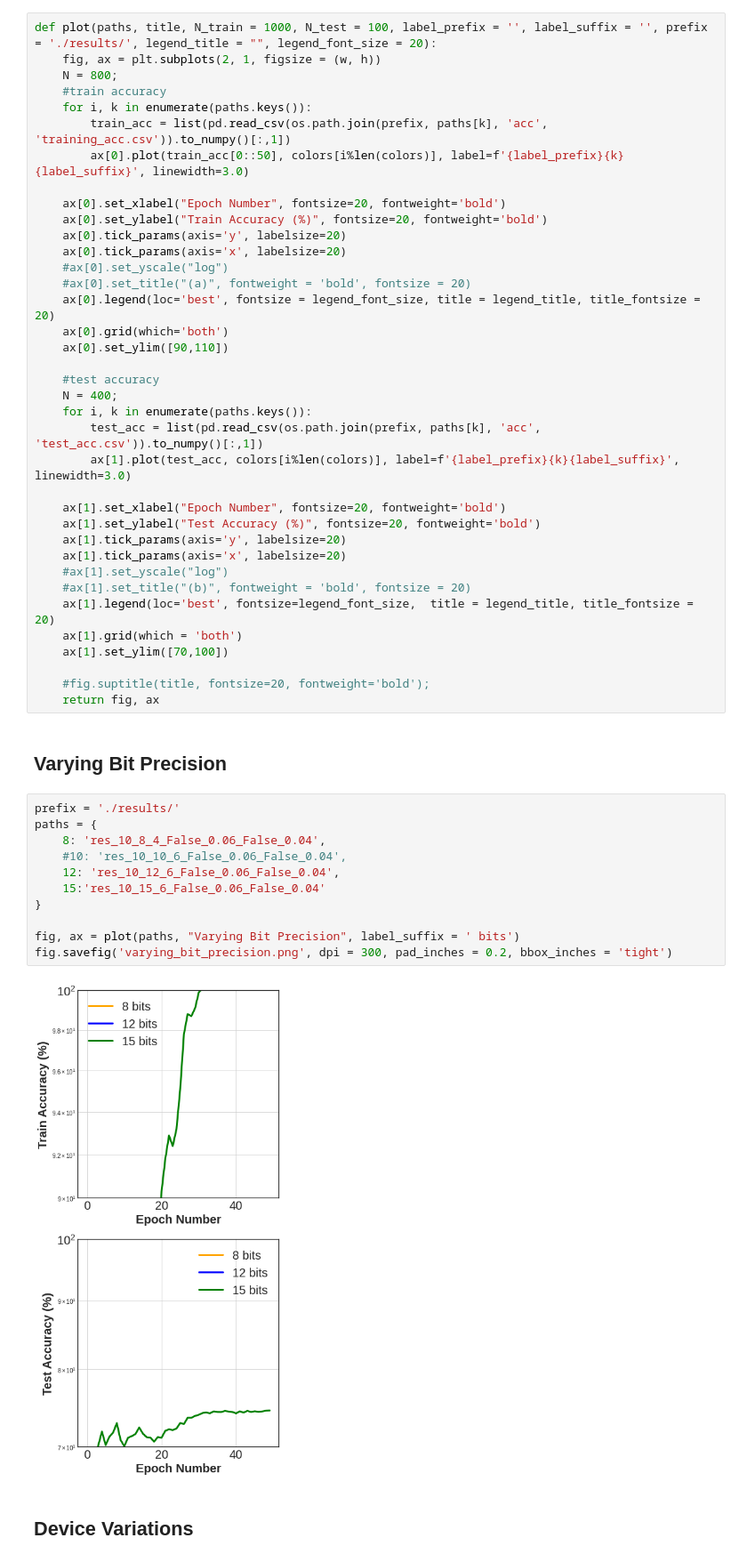
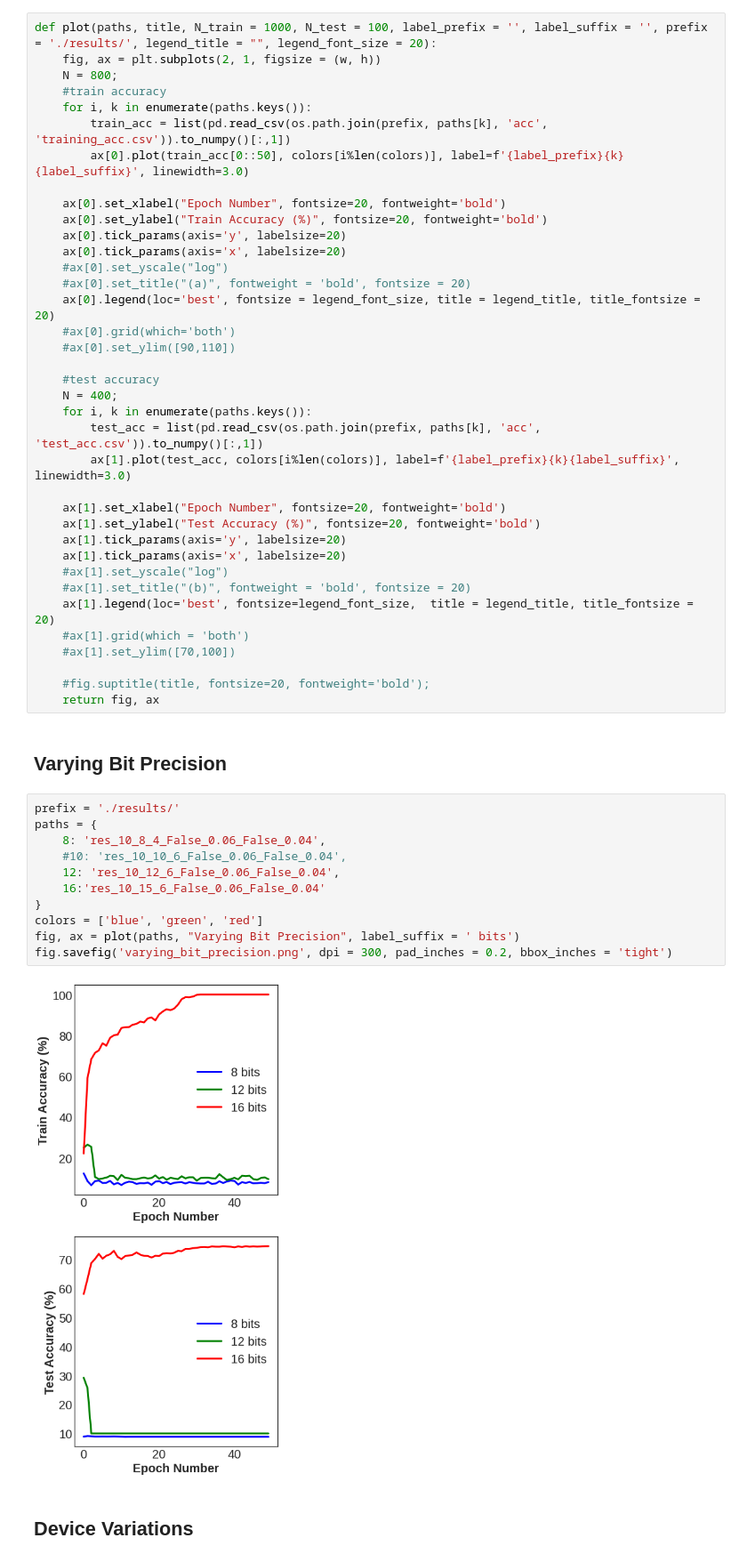
Before and after one commit to varundesai10/bit_split, a Jupyter notebook: plot.ipynb, the cells around one changed output. Shown: that part at 89% size. Saved outputs shown, nothing was run; the diff lists cells and outputs as text.

```diff
--- a/plot.ipynb
+++ b/plot.ipynb
@@ -26,8 +27,8 @@ def plot(paths, title, N_train = 1000, N_test = 100, label_prefix = '', label_su
     #ax[0].set_yscale("log")
     #ax[0].set_title("(a)", fontweight = 'bold', fontsize = 20)
     ax[0].legend(loc='best', fontsize = legend_font_size, title = legend_title, title_fontsize = 20)
-    ax[0].grid(which='both')
-    ax[0].set_ylim([90,110])
+    #ax[0].grid(which='both')
+    #ax[0].set_ylim([90,110])
 
     #test accuracy
     N = 400;
@@ -42,8 +43,8 @@ def plot(paths, title, N_train = 1000, N_test = 100, label_prefix = '', label_su
     #ax[1].set_yscale("log")
     #ax[1].set_title("(b)", fontweight = 'bold', fontsize = 20)
     ax[1].legend(loc='best', fontsize=legend_font_size,  title = legend_title, title_fontsize = 20)
-    ax[1].grid(which = 'both')
-    ax[1].set_ylim([70,100])
+    #ax[1].grid(which = 'both')
+    #ax[1].set_ylim([70,100])
 
     #fig.suptitle(title, fontsize=20, fontweight='bold');
     return fig, ax
@@ -52,16 +53,16 @@ def plot(paths, title, N_train = 1000, N_test = 100, label_prefix = '', label_su
 # %%
 prefix = './results/'
 paths = {
     8: 'res_10_8_4_False_0.06_False_0.04',
     #10: 'res_10_10_6_False_0.06_False_0.04',
     12: 'res_10_12_6_False_0.06_False_0.04',
-    15:'res_10_15_6_False_0.06_False_0.04'
+    16:'res_10_15_6_False_0.06_False_0.04'
 }
-
+colors = ['blue', 'green', 'red']
 fig, ax = plot(paths, "Varying Bit Precision", label_suffix = ' bits')
 fig.savefig('varying_bit_precision.png', dpi = 300, pad_inches = 0.2, bbox_inches = 'tight')
 # %% [output]
-[figure, old version]
+[figure, new version]
 # %% [markdown]
 ## Device Variations
 # %%
```
Also changed, not shown: parts of 7 cells of this notebook, 24 other files.
